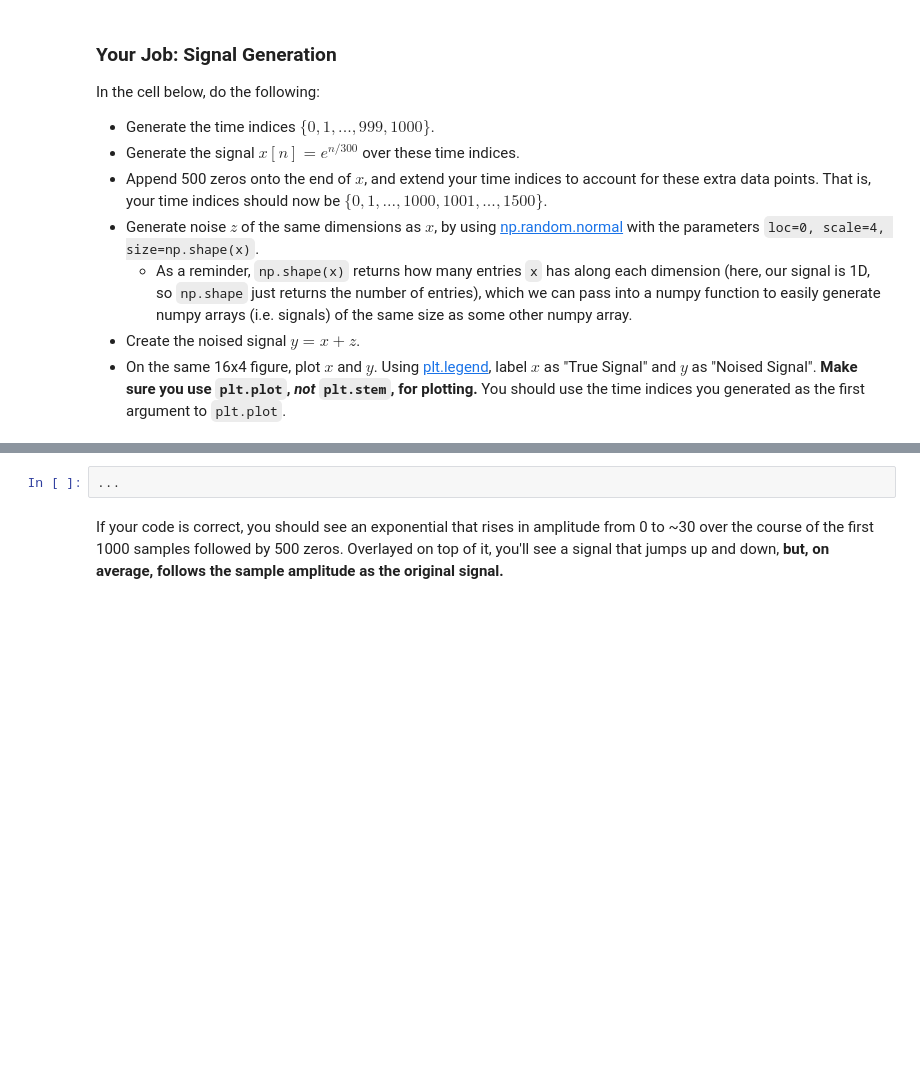
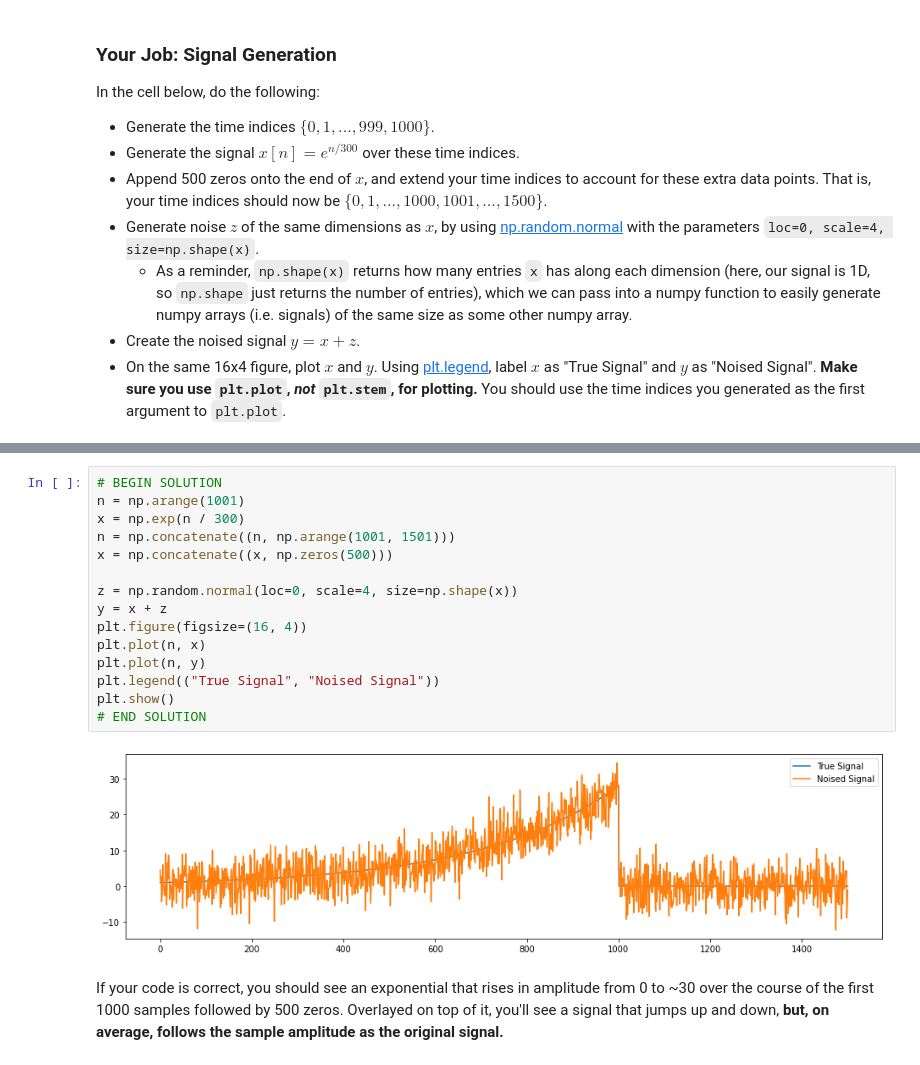
Before and after one commit to lamweicheng/Berkeley-EE120, a Jupyter notebook: lab2.ipynb, the cells around one changed output, grey strips where cells are left out. Saved outputs shown, nothing was run; the diff lists cells and outputs as text; blank space fills up the shorter version.

```diff
--- a/lab2.ipynb
+++ b/lab2.ipynb
@@ -375,8 +404,23 @@ In the cell below, do the following:
 - On the same 16x4 figure, plot $x$ and $y$. Using [plt.legend](https://matplotlib.org/3.1.0/api/_as_gen/matplotlib.pyplot.legend.html), label $x$ as "True Signal" and $y$ as "Noised Signal". **Make sure you use `plt.plot`, *not* `plt.stem`, for plotting.** You should use the time indices you generated as the first argument to `plt.plot`.
 # %% [markdown]
 <!-- BEGIN QUESTION -->
-# %%
-...
+# %%
+# BEGIN SOLUTION
+n = np.arange(1001)
+x = np.exp(n / 300)
+n = np.concatenate((n, np.arange(1001, 1501)))
+x = np.concatenate((x, np.zeros(500)))
+
+z = np.random.normal(loc=0, scale=4, size=np.shape(x))
+y = x + z
+plt.figure(figsize=(16, 4))
+plt.plot(n, x)
+plt.plot(n, y)
+plt.legend(("True Signal", "Noised Signal"))
+plt.show()
+# END SOLUTION
+# %% [output]
+[figure, added]
 # %% [markdown]
 If your code is correct, you should see an exponential that rises in amplitude from 0 to ~30 over the course of the first 1000 samples followed by 500 zeros. Overlayed on top of it, you'll see a signal that jumps up and down, **but, on average, follows the sample amplitude as the original signal.**
 # %% [markdown]
```
Also changed, not shown: parts of 32 cells of this notebook.
